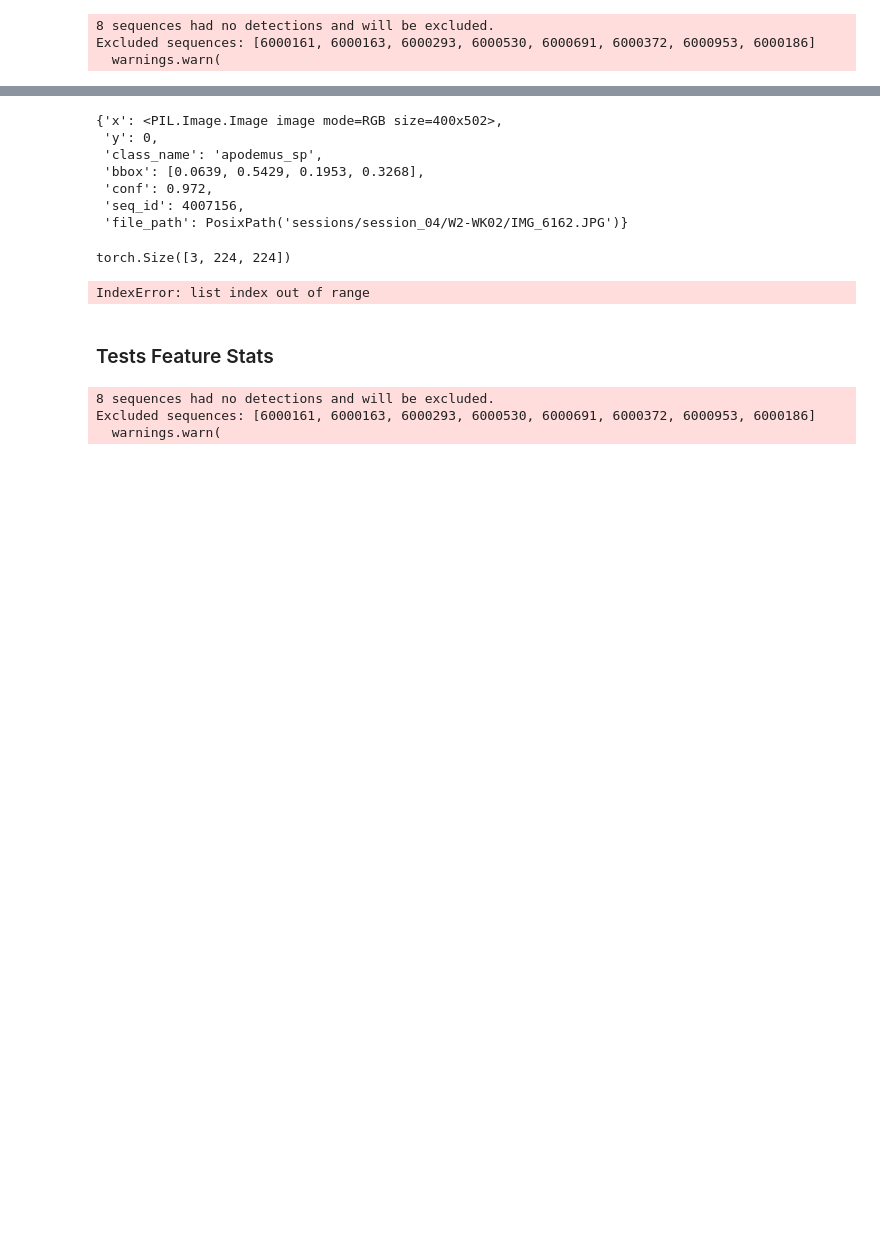
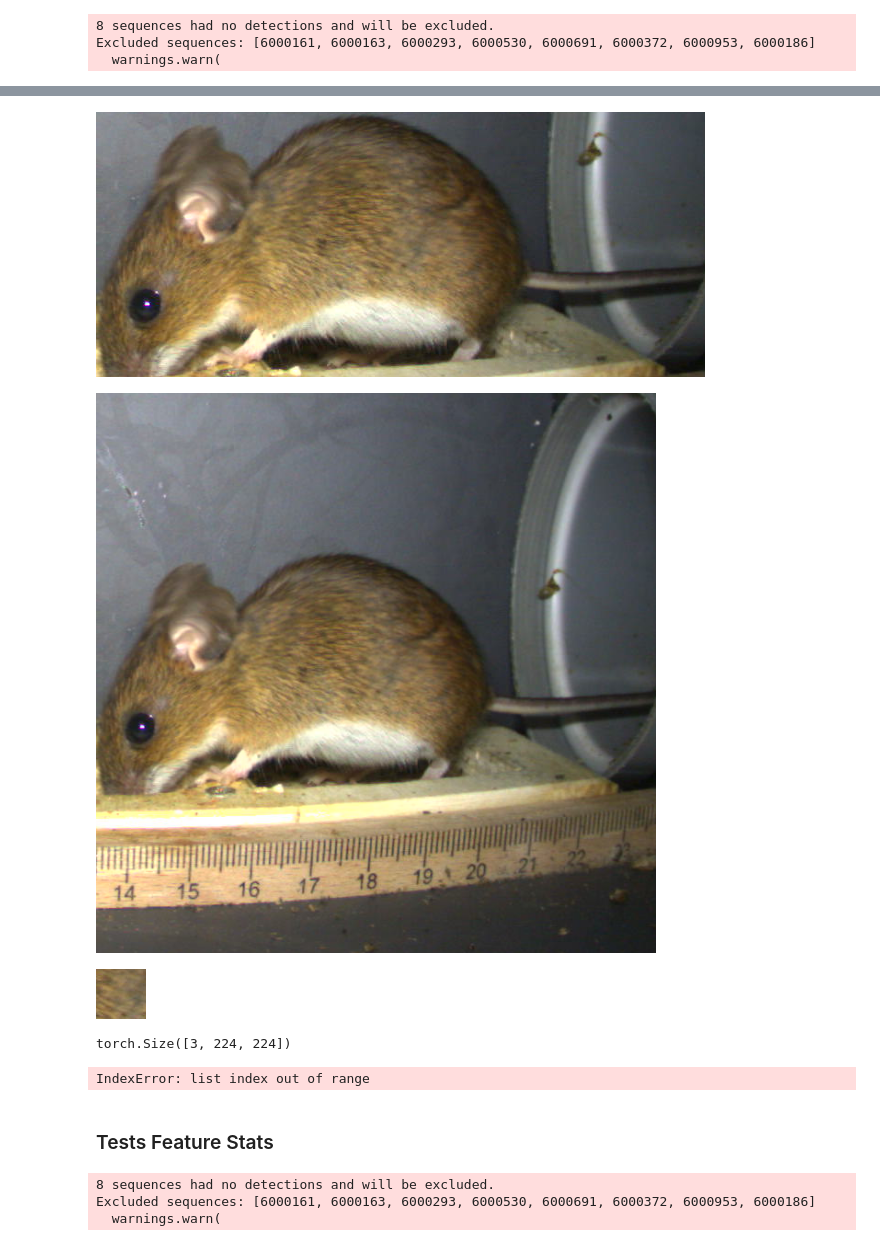
Before and after one commit to juliankraft/BachelorThesis, a Jupyter notebook: code/dev/playground.ipynb, the cells around one changed output, grey strips where cells are left out. Drawn from its saved outputs; the diff is of its cells as text; code cells hidden in the pictures; blank space fills up the shorter version.

```diff
--- a/code/dev/playground.ipynb
+++ b/code/dev/playground.ipynb
@@ -48,7 +76,7 @@ transform = ImagePipeline(
                 path_to_dataset=path_to_dataset,
                 pre_ops = [
                     ('to_rgb', {}),
-                    ('crop_by_bb', {})
+                    ('crop_by_bb_fixed', {'crop_shape': 1.0}, )
                 ],
                 transform = None
                 )
@@ -84,13 +96,42 @@ dataset.ds
-# %%
-dataset[2]
-# %% [output]
-{'x': <PIL.Image.Image image mode=RGB size=400x502>,
- 'y': 0,
- 'class_name': 'apodemus_sp',
- 'bbox': [0.0639, 0.5429, 0.1953, 0.3268],
- 'conf': 0.972,
- 'seq_id': 4007156,
- 'file_path': PosixPath('sessions/session_04/W2-WK02/IMG_6162.JPG')}
+# %%
+transform1 = ImagePipeline(
+                path_to_dataset=path_to_dataset,
+                pre_ops = [
+                    ('to_rgb', {}),
+                    ('crop_by_bb', {'crop_shape': None})
+                ],
+                transform = None
+                )
+
+transform2 = ImagePipeline(
+                path_to_dataset=path_to_dataset,
+                pre_ops = [
+                    ('to_rgb', {}),
+                    ('crop_by_bb', {'crop_shape': 1.0})
+                ],
+                transform = None
+                )
+
+transform3 = ImagePipeline(
+                path_to_dataset=path_to_dataset,
+                pre_ops = [
+                    ('to_rgb', {}),
+                    ('crop_by_bb', {'crop_shape': 50})
+                ],
+                transform = None
+                )
+# %%
+i = 99
+file_path = dataset[i]['file_path']
+bbox = dataset[i]['bbox']
+
+transform1(file_path, bbox).show()
+transform2(file_path, bbox).show()
+transform3(file_path, bbox).show()
+# %% [output]
+[figure, added]
+[figure, added]
+[figure, added]
 # %%
 row = dataset[77]
 
```
Also changed, not shown: parts of 2 cells of this notebook, 1 other file.
